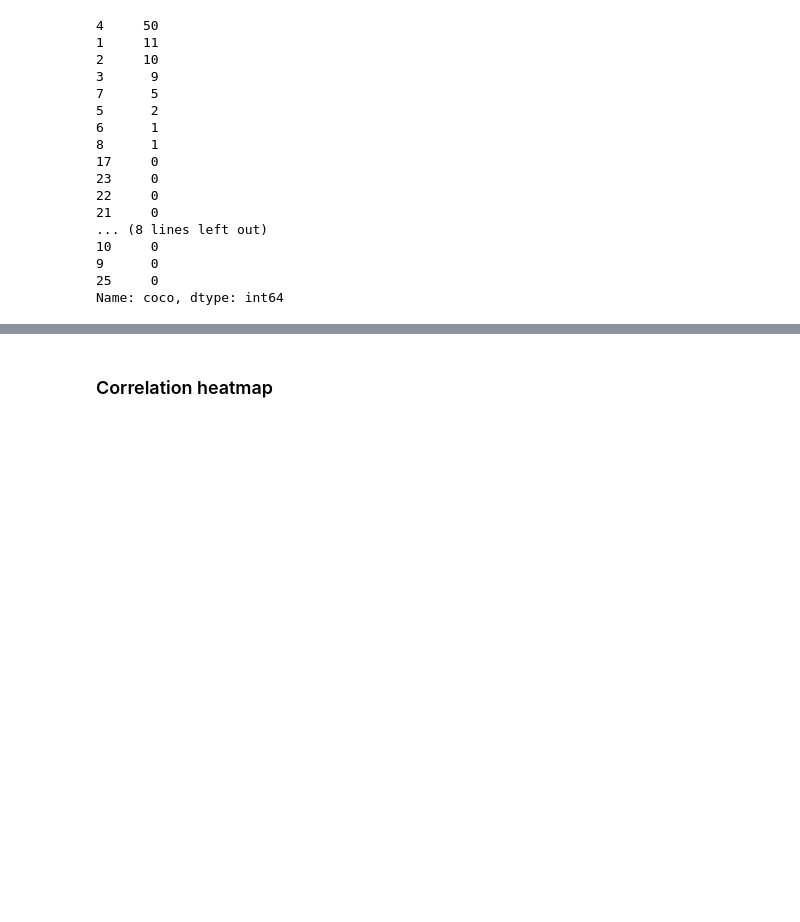
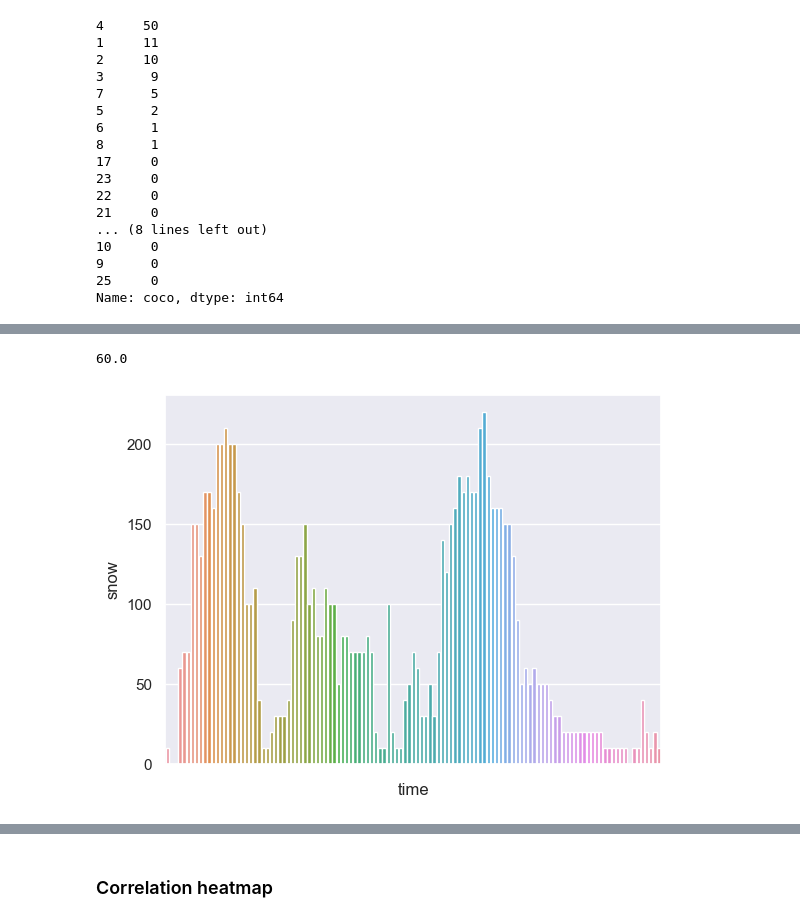
Before and after one commit to Kairixir/ml-tartu-electricity-prediciton, a Jupyter notebook: ML_Project.ipynb, the cells around one changed output, grey strips where cells are left out. Saved outputs shown, nothing was run; the diff lists cells and outputs as text; code cells hidden in the pictures; blank space fills up the shorter version.

```diff
--- a/ML_Project.ipynb
+++ b/ML_Project.ipynb
@@ -345,0 +340,3 @@ Name: coco, dtype: int64
+# %%
+to_plot = train[~train["snow"].isna()]
+to_plot
@@ -345,0 +370,10 @@ Name: coco, dtype: int64
+# %%
+to_plot["snow"].median()
+# %% [output]
+60.0
+# %%
+g1 = sns.barplot(to_plot, x="time", y="snow")
+g1.set(xticklabels=[])
+print()
+# %% [output]
+[figure, added]
```
Also changed, not shown: parts of 23 cells of this notebook.
